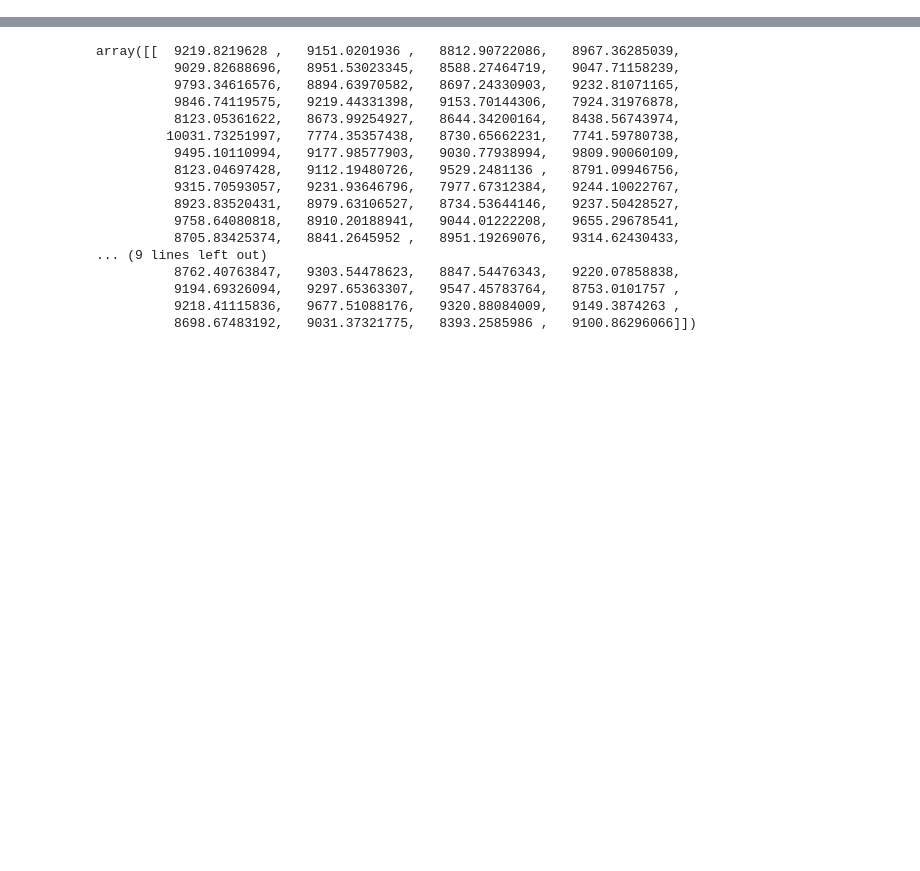
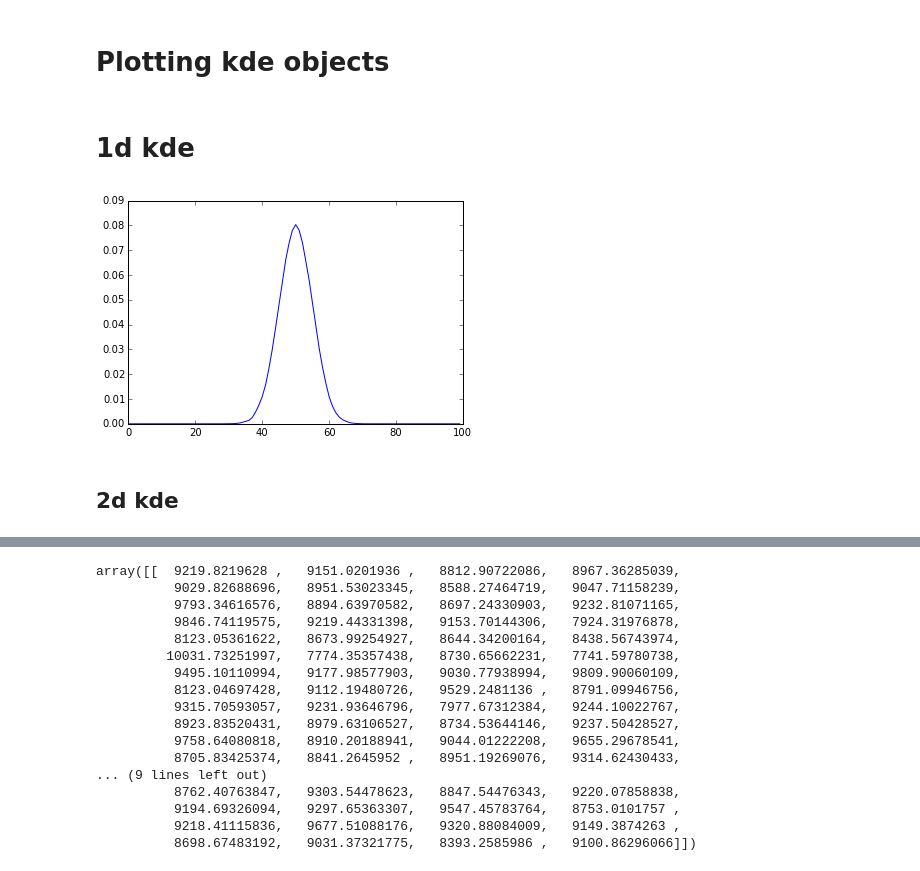
Before and after one commit to nick-youngblut/SIPSim, a Jupyter notebook: ipynb/kde_sandbox.ipynb, the cells around one changed output, grey strips where cells are left out. Drawn from its saved outputs; the diff is of its cells as text; code cells hidden in the pictures; blank space fills up the shorter version.

```diff
--- a/ipynb/kde_sandbox.ipynb
+++ b/ipynb/kde_sandbox.ipynb
@@ -7,0 +1,2 @@ kd2 = f(100)
+# %% [markdown]
+# Plotting kde objects
@@ -7,0 +7,12 @@ kd2 = f(100)
+# %% [markdown]
+# 1d kde
+# %%
+kde = stats.gaussian_kde(np.random.normal(loc=50, scale=5, size=100000))
+# %%
+x = np.arange(0, 100, 1)
+plt.plot(x, kde(x))
+plt.show()
+# %% [output]
+[figure, added]
+# %% [markdown]
+## 2d kde
```
Also changed, not shown: parts of 17 cells of this notebook, 13 other files.
